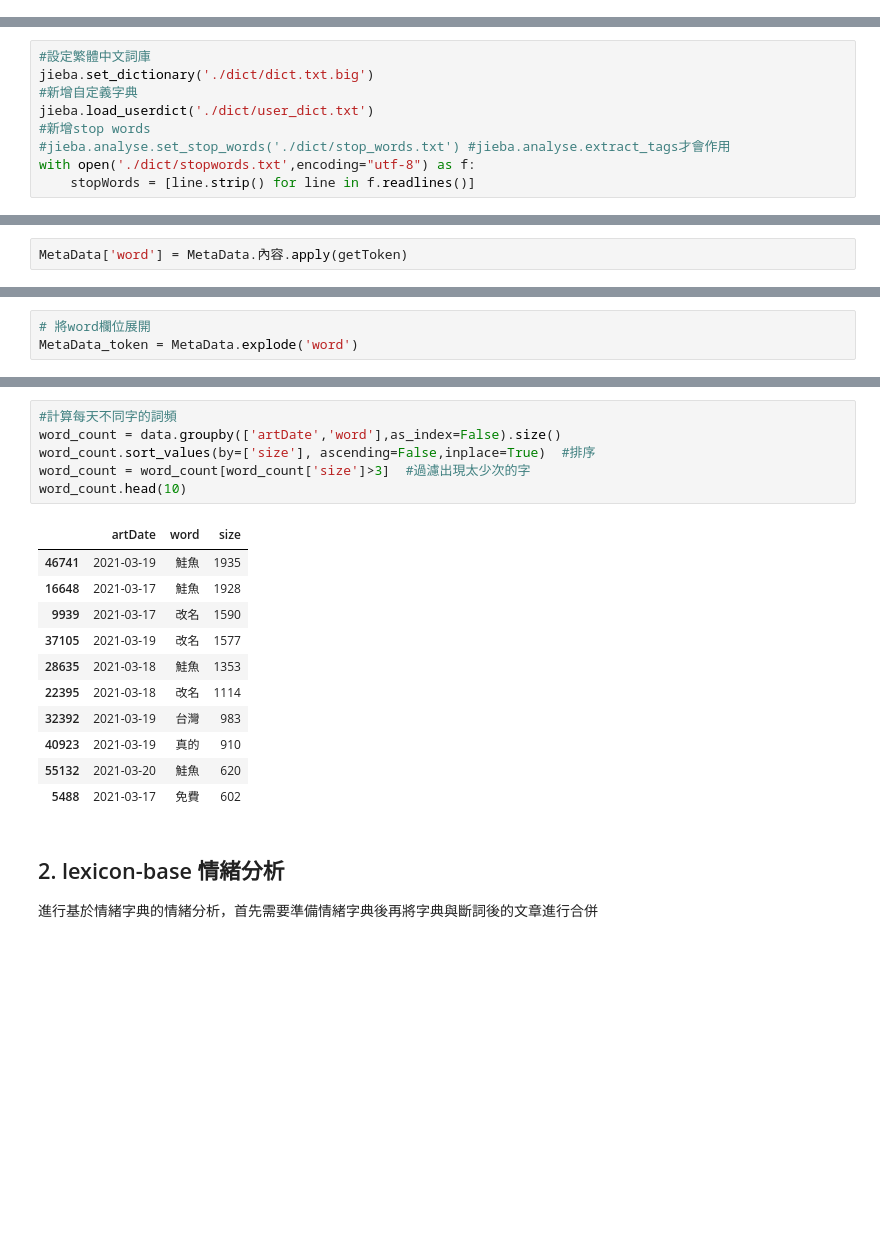
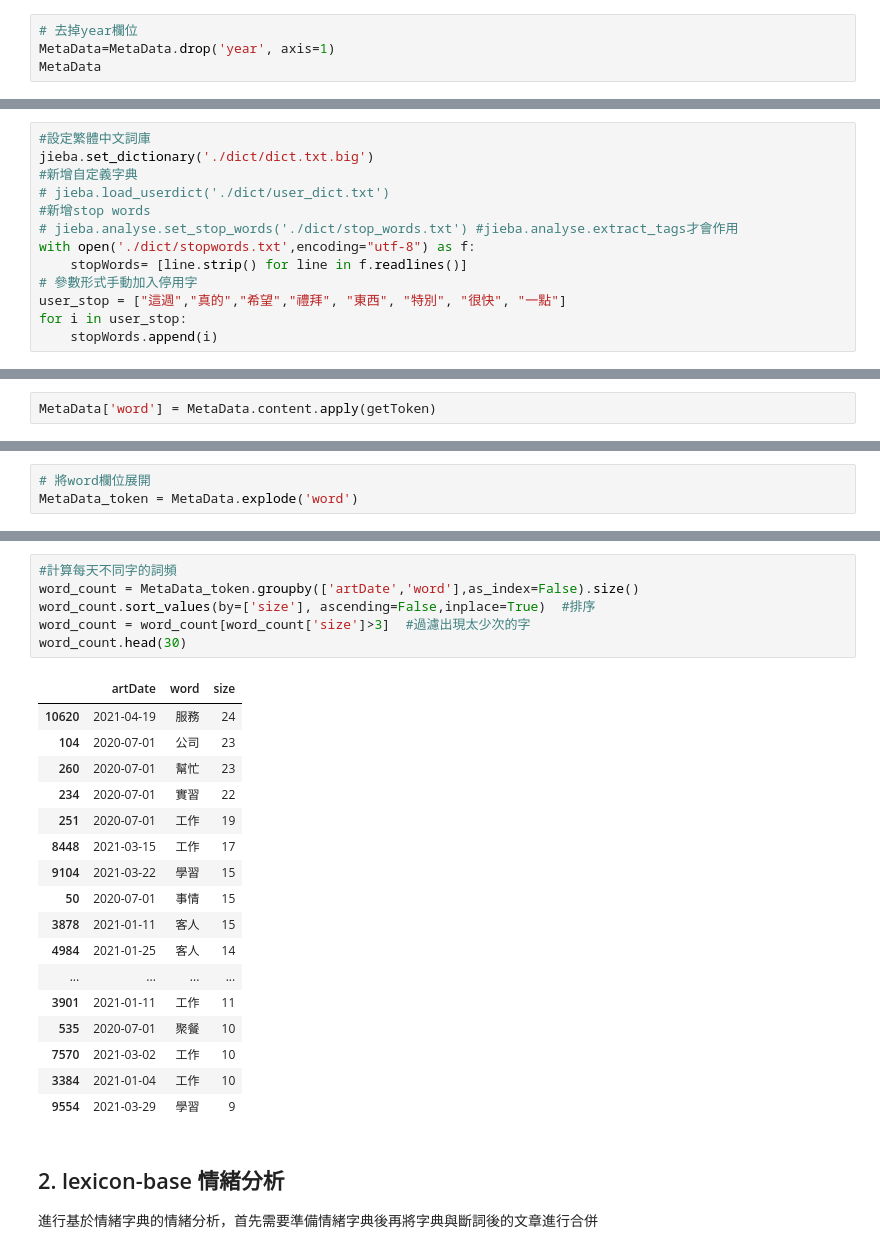
Before and after one commit to oraclekaia/social_media_analysis_mid-, a Jupyter notebook: ver1.ipynb, the cells around one changed output, grey strips where cells are left out. Saved outputs shown, nothing was run; the diff lists cells and outputs as text; blank space fills up the shorter version.

```diff
--- a/ver1.ipynb
+++ b/ver1.ipynb
@@ -162,3 +162,7 @@ MetaData['artDate']
 352   2021-03-22
 353   2021-03-22
 Name: artDate, Length: 354, dtype: datetime64[ns]
+# %%
+# 去掉year欄位
+MetaData=MetaData.drop('year', axis=1)
+MetaData
@@ -169,8 +187,12 @@ Name: artDate, Length: 354, dtype: datetime64[ns]
 #設定繁體中文詞庫
 jieba.set_dictionary('./dict/dict.txt.big')
 #新增自定義字典
-jieba.load_userdict('./dict/user_dict.txt')
+# jieba.load_userdict('./dict/user_dict.txt')
 #新增stop words
-#jieba.analyse.set_stop_words('./dict/stop_words.txt') #jieba.analyse.extract_tags才會作用
+# jieba.analyse.set_stop_words('./dict/stop_words.txt') #jieba.analyse.extract_tags才會作用
 with open('./dict/stopwords.txt',encoding="utf-8") as f:
-    stopWords = [line.strip() for line in f.readlines()]
+    stopWords= [line.strip() for line in f.readlines()]
+# 參數形式手動加入停用字
+user_stop = ["這週","真的","希望","禮拜", "東西", "特別", "很快", "一點"]
+for i in user_stop:
+    stopWords.append(i)
@@ -186,4 +203,4 @@ def getToken(row):
     seg_list = [w for w in seg_list if w not in stopWords and len(w) > 1] # 篩選不在停用字的字與字元數大於1的字詞
     return seg_list
 # %%
-MetaData['word'] = MetaData.內容.apply(getToken)
+MetaData['word'] = MetaData.content.apply(getToken)
@@ -200,21 +222,27 @@ MetaData_token.head(3)
 # %%
 #計算每天不同字的詞頻
-word_count = data.groupby(['artDate','word'],as_index=False).size()
+word_count = MetaData_token.groupby(['artDate','word'],as_index=False).size()
 word_count.sort_values(by=['size'], ascending=False,inplace=True)  #排序
 word_count = word_count[word_count['size']>3]  #過濾出現太少次的字
-word_count.head(10)
+word_count.head(30)
 # %% [output]
 |  | artDate | word | size |
-| 46741 | 2021-03-19 | 鮭魚 | 1935 |
-| 16648 | 2021-03-17 | 鮭魚 | 1928 |
-| 9939 | 2021-03-17 | 改名 | 1590 |
-| 37105 | 2021-03-19 | 改名 | 1577 |
-| 28635 | 2021-03-18 | 鮭魚 | 1353 |
-| 22395 | 2021-03-18 | 改名 | 1114 |
-| 32392 | 2021-03-19 | 台灣 | 983 |
-| 40923 | 2021-03-19 | 真的 | 910 |
-| 55132 | 2021-03-20 | 鮭魚 | 620 |
-| 5488 | 2021-03-17 | 免費 | 602 |
+| 10620 | 2021-04-19 | 服務 | 24 |
+| 104 | 2020-07-01 | 公司 | 23 |
+| 260 | 2020-07-01 | 幫忙 | 23 |
+| 234 | 2020-07-01 | 實習 | 22 |
+| 251 | 2020-07-01 | 工作 | 19 |
+| 8448 | 2021-03-15 | 工作 | 17 |
+| 9104 | 2021-03-22 | 學習 | 15 |
+| 50 | 2020-07-01 | 事情 | 15 |
+| 3878 | 2021-01-11 | 客人 | 15 |
+| 4984 | 2021-01-25 | 客人 | 14 |
+| ... | ... | ... | ... |
+| 3901 | 2021-01-11 | 工作 | 11 |
+| 535 | 2020-07-01 | 聚餐 | 10 |
+| 7570 | 2021-03-02 | 工作 | 10 |
+| 3384 | 2021-01-04 | 工作 | 10 |
+| 9554 | 2021-03-29 | 學習 | 9 |
 # %% [markdown]
 ## 2. lexicon-base 情緒分析
 進行基於情緒字典的情緒分析，首先需要準備情緒字典後再將字典與斷詞後的文章進行合併
```
Also changed, not shown: parts of 7 cells of this notebook, 3 other files.
